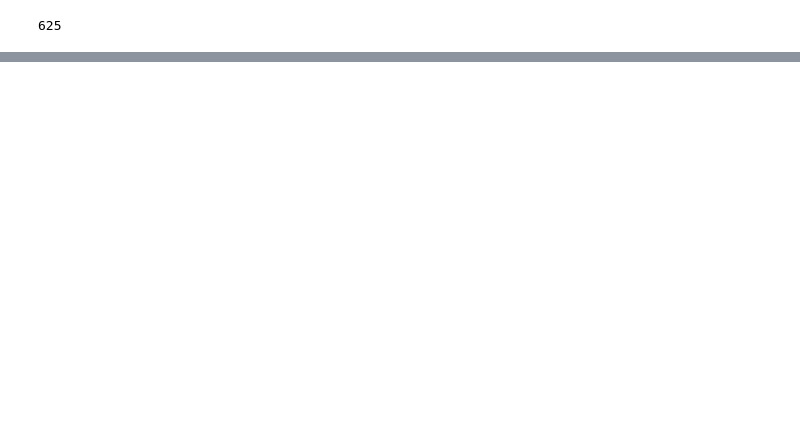
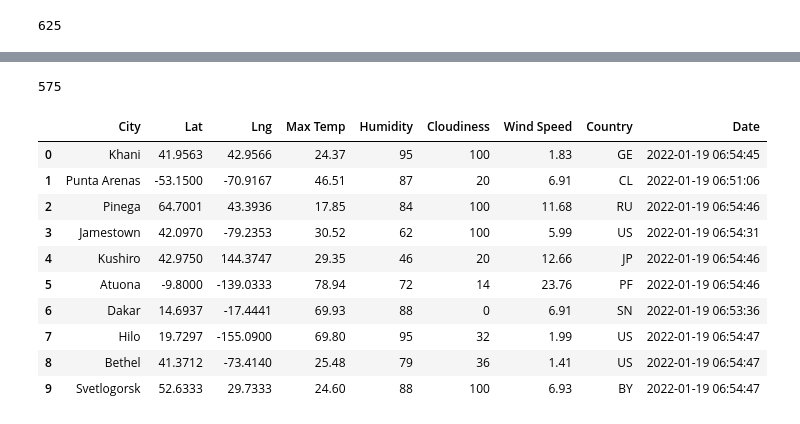
Before and after one commit to bekkaross/World_Weather_Analysis, a Jupyter notebook: WeatherPy.ipynb, the cells around one changed output, grey strips where cells are left out. Drawn from its saved outputs; the diff is of its cells as text; code cells hidden in the pictures; blank space fills up the shorter version.

```diff
--- a/WeatherPy.ipynb
+++ b/WeatherPy.ipynb
@@ -30,0 +61,4 @@ len(cities)
+# %%
+# Starting URL for Weather Map API Call.
+url = "http://api.openweathermap.org/data/2.5/weather?units=Imperial&APPID=" + weather_api_key
+print(url)
@@ -30,0 +148,20 @@ len(cities)
+# %%
+len(city_data)
+# %% [output]
+575
+# %%
+# Convert the array of dictionaries to a Pandas DataFrame.
+city_data_df = pd.DataFrame(city_data)
+city_data_df.head(10)
+# %% [output]
+|  | City | Lat | Lng | Max Temp | Humidity | Cloudiness | Wind Speed | Country | Date |
+| 0 | Khani | 41.9563 | 42.9566 | 24.37 | 95 | 100 | 1.83 | GE | 2022-01-19 06:54:45 |
+| 1 | Punta Arenas | -53.1500 | -70.9167 | 46.51 | 87 | 20 | 6.91 | CL | 2022-01-19 06:51:06 |
+| 2 | Pinega | 64.7001 | 43.3936 | 17.85 | 84 | 100 | 11.68 | RU | 2022-01-19 06:54:46 |
+| 3 | Jamestown | 42.0970 | -79.2353 | 30.52 | 62 | 100 | 5.99 | US | 2022-01-19 06:54:31 |
+| 4 | Kushiro | 42.9750 | 144.3747 | 29.35 | 46 | 20 | 12.66 | JP | 2022-01-19 06:54:46 |
+| 5 | Atuona | -9.8000 | -139.0333 | 78.94 | 72 | 14 | 23.76 | PF | 2022-01-19 06:54:46 |
+| 6 | Dakar | 14.6937 | -17.4441 | 69.93 | 88 | 0 | 6.91 | SN | 2022-01-19 06:53:36 |
+| 7 | Hilo | 19.7297 | -155.0900 | 69.80 | 95 | 32 | 1.99 | US | 2022-01-19 06:54:47 |
+| 8 | Bethel | 41.3712 | -73.4140 | 25.48 | 79 | 36 | 1.41 | US | 2022-01-19 06:54:47 |
+| 9 | Svetlogorsk | 52.6333 | 29.7333 | 24.60 | 88 | 100 | 6.93 | BY | 2022-01-19 06:54:47 |
```
Also changed, not shown: parts of 7 cells of this notebook, 3 other files.
